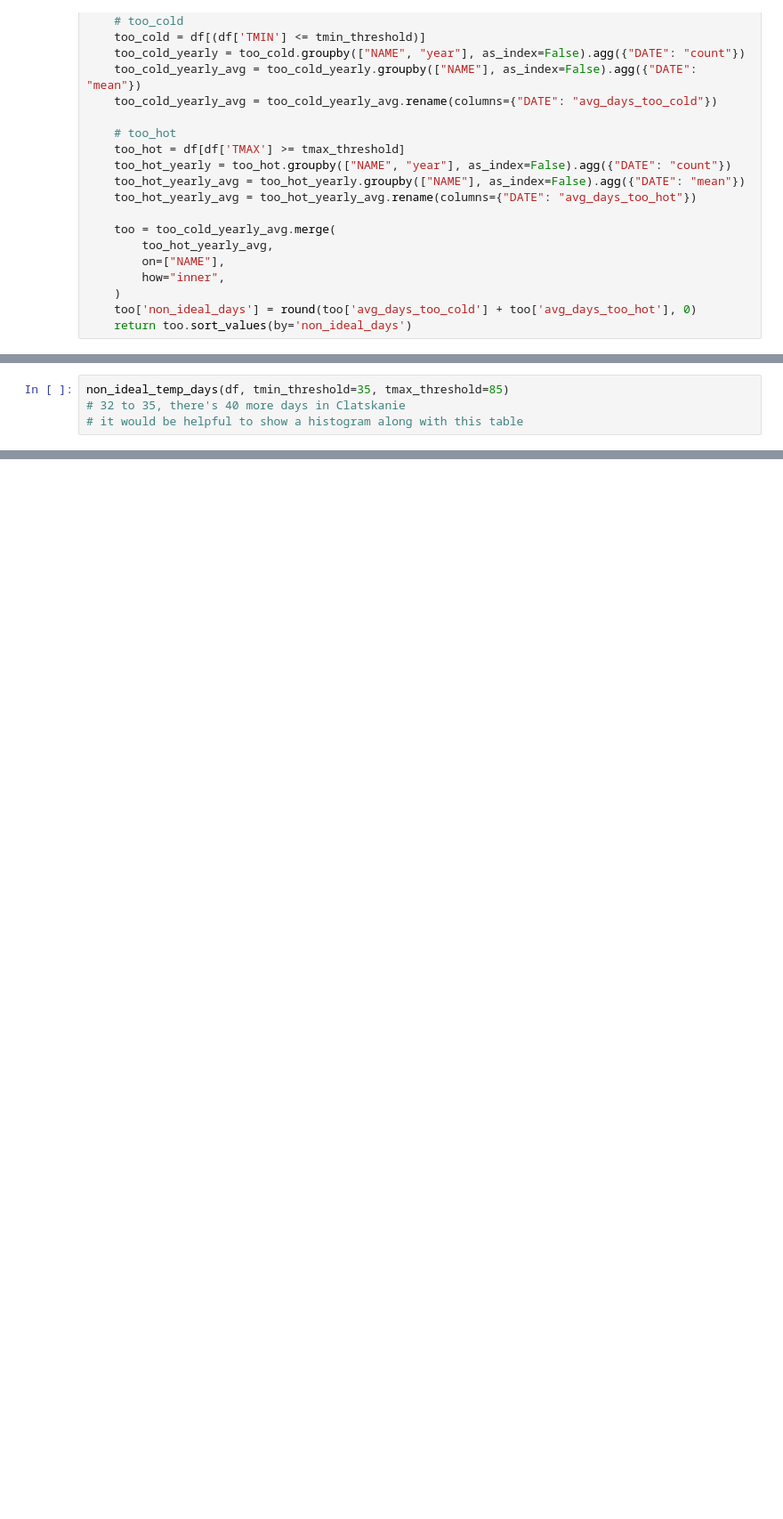
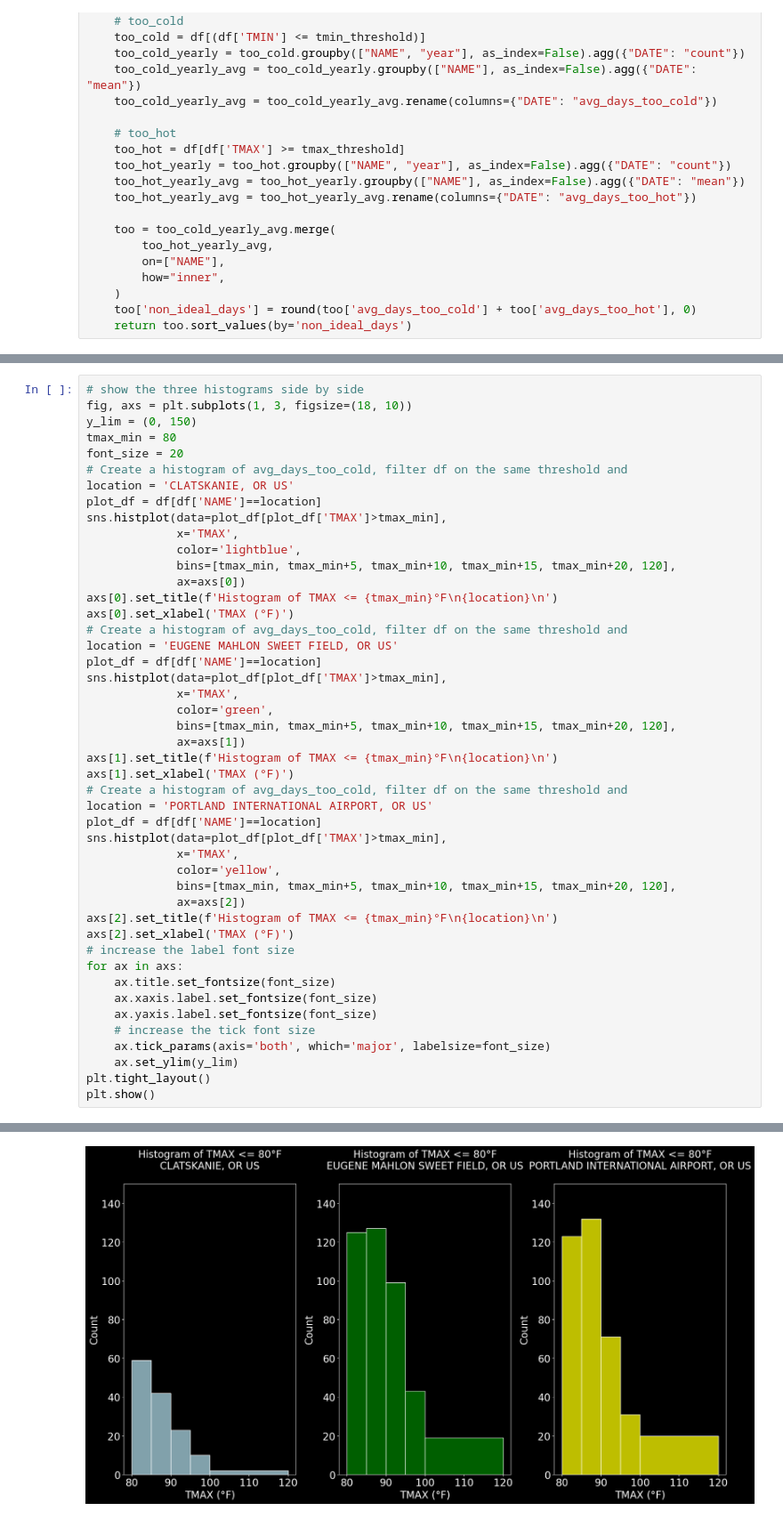
Before and after one commit to wpbSabi/weather_python, a Jupyter notebook: notebooks/temperature_nonideal.ipynb, the cells around one changed output, grey strips where cells are left out. Shown at 89% size. Drawn from its saved outputs; the diff is of its cells as text; blank space fills up the shorter version.

```diff
--- a/notebooks/temperature_nonideal.ipynb
+++ b/notebooks/temperature_nonideal.ipynb
@@ -188,5 +192,47 @@ plt.show()
 # %%
-non_ideal_temp_days(df, tmin_threshold=35, tmax_threshold=85)
-# 32 to 35, there's 40 more days in Clatskanie
-# it would be helpful to show a histogram along with this table
+# show the three histograms side by side
+fig, axs = plt.subplots(1, 3, figsize=(18, 10))
+y_lim = (0, 150)
+tmax_min = 80
+font_size = 20
+# Create a histogram of avg_days_too_cold, filter df on the same threshold and
+location = 'CLATSKANIE, OR US'
+plot_df = df[df['NAME']==location]
+sns.histplot(data=plot_df[plot_df['TMAX']>tmax_min],
+             x='TMAX',
+             color='lightblue',
+             bins=[tmax_min, tmax_min+5, tmax_min+10, tmax_min+15, tmax_min+20, 120],
+             ax=axs[0])
+axs[0].set_title(f'Histogram of TMAX <= {tmax_min}°F\n{location}\n')
+axs[0].set_xlabel('TMAX (°F)')
+# Create a histogram of avg_days_too_cold, filter df on the same threshold and
+location = 'EUGENE MAHLON SWEET FIELD, OR US'
+plot_df = df[df['NAME']==location]
+sns.histplot(data=plot_df[plot_df['TMAX']>tmax_min],
+             x='TMAX',
+             color='green',
+             bins=[tmax_min, tmax_min+5, tmax_min+10, tmax_min+15, tmax_min+20, 120],
+             ax=axs[1])
+axs[1].set_title(f'Histogram of TMAX <= {tmax_min}°F\n{location}\n')
+axs[1].set_xlabel('TMAX (°F)')
+# Create a histogram of avg_days_too_cold, filter df on the same threshold and
+location = 'PORTLAND INTERNATIONAL AIRPORT, OR US'
+plot_df = df[df['NAME']==location]
+sns.histplot(data=plot_df[plot_df['TMAX']>tmax_min],
+             x='TMAX',
+             color='yellow',
+             bins=[tmax_min, tmax_min+5, tmax_min+10, tmax_min+15, tmax_min+20, 120],
+             ax=axs[2])
+axs[2].set_title(f'Histogram of TMAX <= {tmax_min}°F\n{location}\n')
+axs[2].set_xlabel('TMAX (°F)')
+# increase the label font size
+for ax in axs:
+    ax.title.set_fontsize(font_size)
+    ax.xaxis.label.set_fontsize(font_size)
+    ax.yaxis.label.set_fontsize(font_size)
+    # increase the tick font size
+    ax.tick_params(axis='both', which='major', labelsize=font_size)
+    ax.set_ylim(y_lim)
+plt.tight_layout()
+plt.show()
 # %% [output]
@@ -197,0 +239 @@ non_ideal_temp_days(df, tmin_threshold=35, tmax_threshold=85)
+[figure, added]
```
Also changed, not shown: parts of 9 cells of this notebook.
